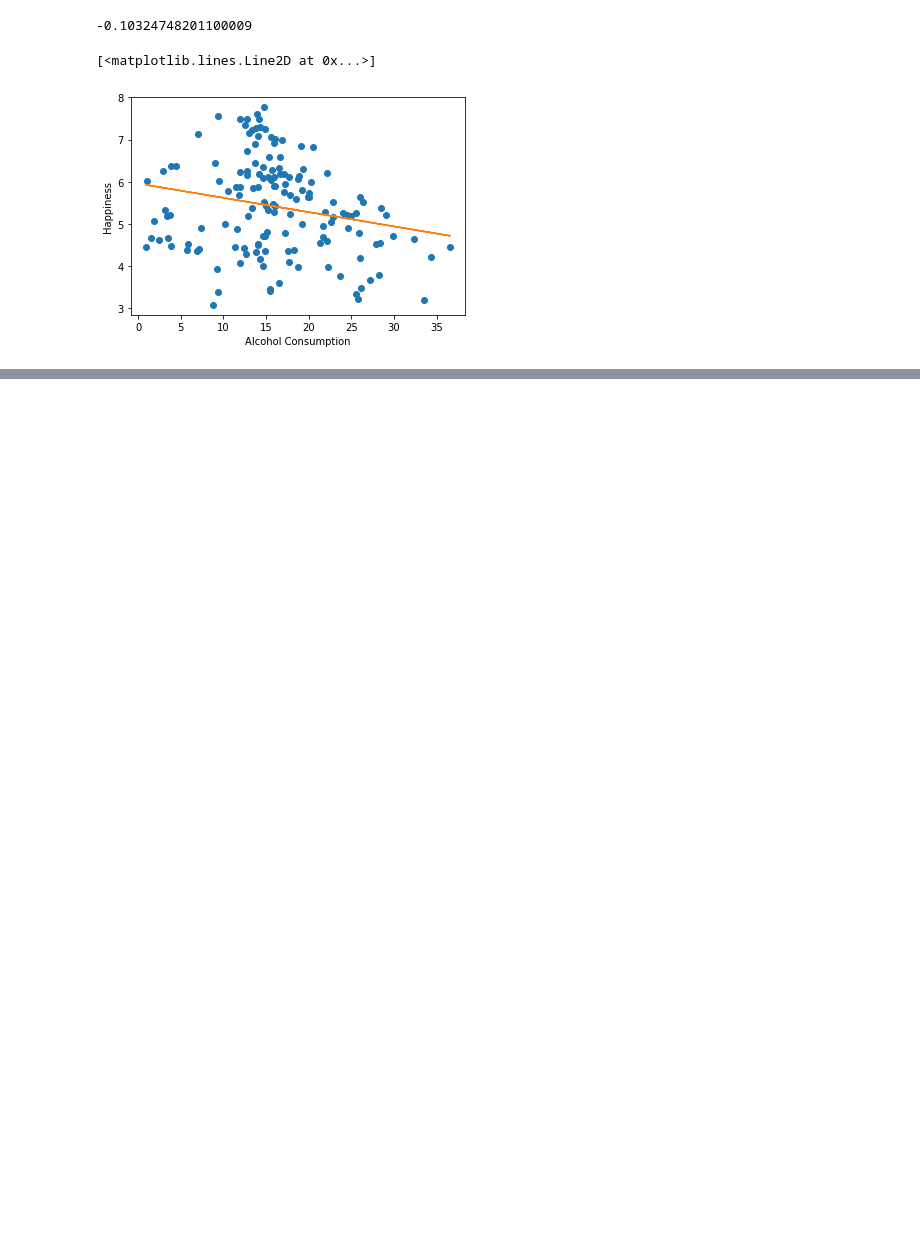
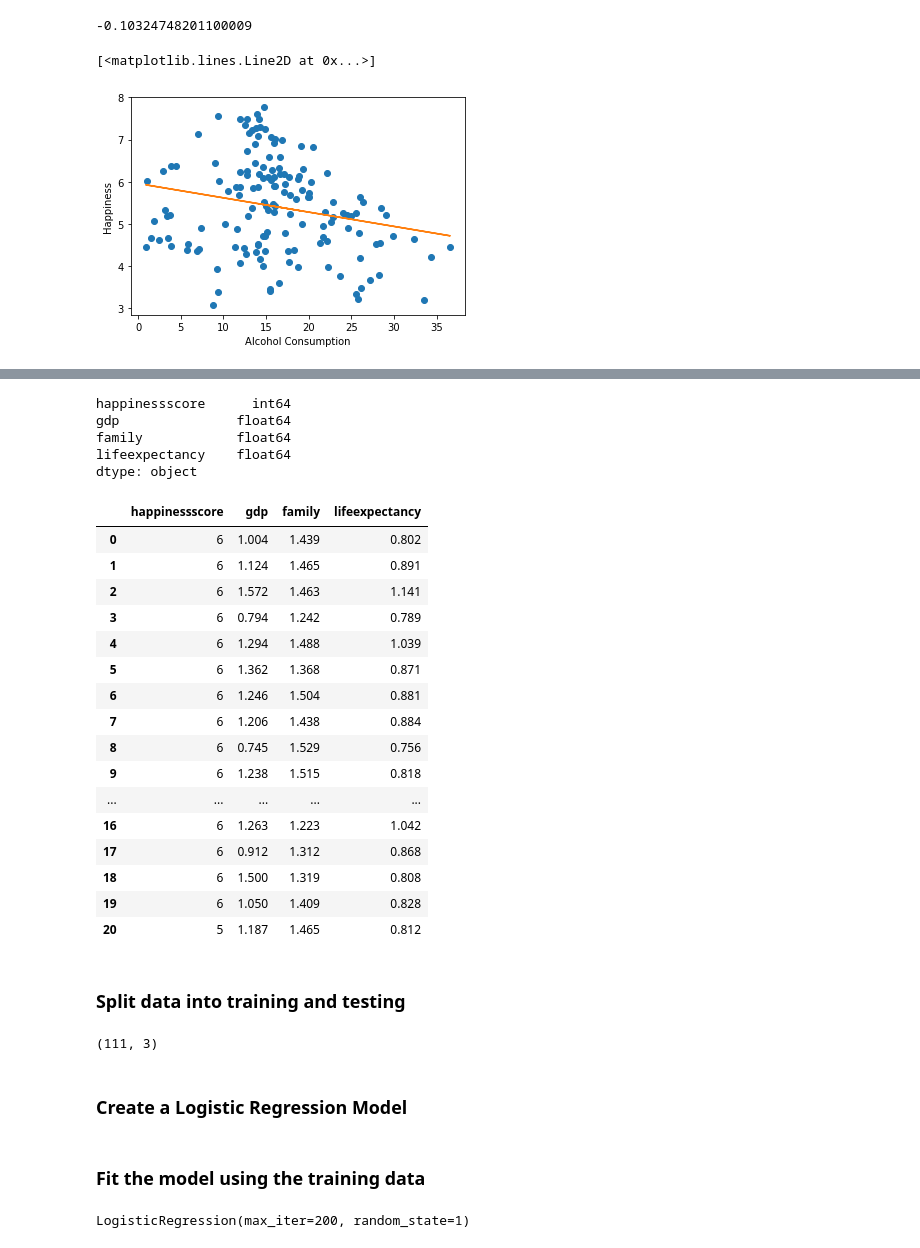
Before and after one commit to tn64/Happy_Places, a Jupyter notebook: Supervised_Machine_Learning/SML_Linear_Regression-2019.ipynb, the cells around one changed output, grey strips where cells are left out. Saved outputs shown, nothing was run; the diff lists cells and outputs as text; code cells hidden in the pictures; blank space fills up the shorter version.

Commit message:
Add logistic regression, confusion matrix, prediction to file. Doesn't work well because it y must be converted from float to int for logistic regression

```diff
--- a/Supervised_Machine_Learning/SML_Linear_Regression-2019.ipynb
+++ b/Supervised_Machine_Learning/SML_Linear_Regression-2019.ipynb
@@ -118,13 +118,13 @@ alcohol_liperyear    object
 dtype: object
 # %%
 # Write df to csv file for R Studio
-df.reset_index(drop=True, inplace=True)
-df.to_csv("sml_linreg.csv", index=False)
+df_lr.reset_index(drop=True, inplace=True)
+df_lr.to_csv("sml_linreg.csv", index=False)
 # %%
 # Drop "country" column and make type float
-df = df.drop(columns=["country"])
-df = df[0:153].astype(float, errors = 'raise')
-df.tail()
+df_lr = df_lr.drop(columns=["country"])
+df_lr = df_lr[0:153].astype(float, errors = 'raise')
+df_lr.tail()
 # %% [output]
 |  | happinessscore | gdp | family | lifeexpectancy | freedom | generosity | trust | alcohol_liperyear |
 | 144 | 4.812 | 0.673 | 0.799 | 0.508 | 0.372 | 0.105 | 0.093 | 15.1 |
@@ -356,0 +388,4 @@ plt.plot(x, m*x + b)
+# %%
+# Drop unnecessary columns
+df = df.drop(columns=["country", "happinessrank", "freedom", "generosity", "trust", "lat", "lng", "alcohol_liperyear"])
+df.head()
@@ -356,0 +418,32 @@ plt.plot(x, m*x + b)
+# %%
+# Convert happinessscore to int
+# df["happinessscore"] = df.happinessscore*1000
+df["happinessscore"] = df.happinessscore.astype(int)
+# %%
+df.dtypes
+# %% [output]
+happinessscore      int64
+gdp               float64
+family            float64
+lifeexpectancy    float64
+dtype: object
+# %%
+df.head(20)
+# %% [output]
+|  | happinessscore | gdp | family | lifeexpectancy |
+| 0 | 6 | 1.004 | 1.439 | 0.802 |
+| 1 | 6 | 1.124 | 1.465 | 0.891 |
+| 2 | 6 | 1.572 | 1.463 | 1.141 |
+| 3 | 6 | 0.794 | 1.242 | 0.789 |
+| 4 | 6 | 1.294 | 1.488 | 1.039 |
+| 5 | 6 | 1.362 | 1.368 | 0.871 |
+| 6 | 6 | 1.246 | 1.504 | 0.881 |
+| 7 | 6 | 1.206 | 1.438 | 0.884 |
+| 8 | 6 | 0.745 | 1.529 | 0.756 |
+| 9 | 6 | 1.238 | 1.515 | 0.818 |
+| ... | ... | ... | ... | ... |
+| 16 | 6 | 1.263 | 1.223 | 1.042 |
+| 17 | 6 | 0.912 | 1.312 | 0.868 |
+| 18 | 6 | 1.500 | 1.319 | 0.808 |
+| 19 | 6 | 1.050 | 1.409 | 0.828 |
+| 20 | 5 | 1.187 | 1.465 | 0.812 |
@@ -356,0 +453,14 @@ plt.plot(x, m*x + b)
+# %% [markdown]
+### Split data into training and testing
+# %%
+from sklearn.model_selection import train_test_split
+
+X_train, X_test, y_train, y_test = train_test_split(X,
+                                                    y,
+                                                    random_state=1,
+                                                    stratify=y)
+X_train.shape
+# %% [output]
+(111, 3)
+# %% [markdown]
+### Create a Logistic Regression Model
@@ -356,0 +472,6 @@ plt.plot(x, m*x + b)
+# %% [markdown]
+### Fit the model using the training data
+# %%
+classifier.fit(X_train, y_train)
+# %% [output]
+LogisticRegression(max_iter=200, random_state=1)
```
Also changed, not shown: parts of 40 cells of this notebook.
